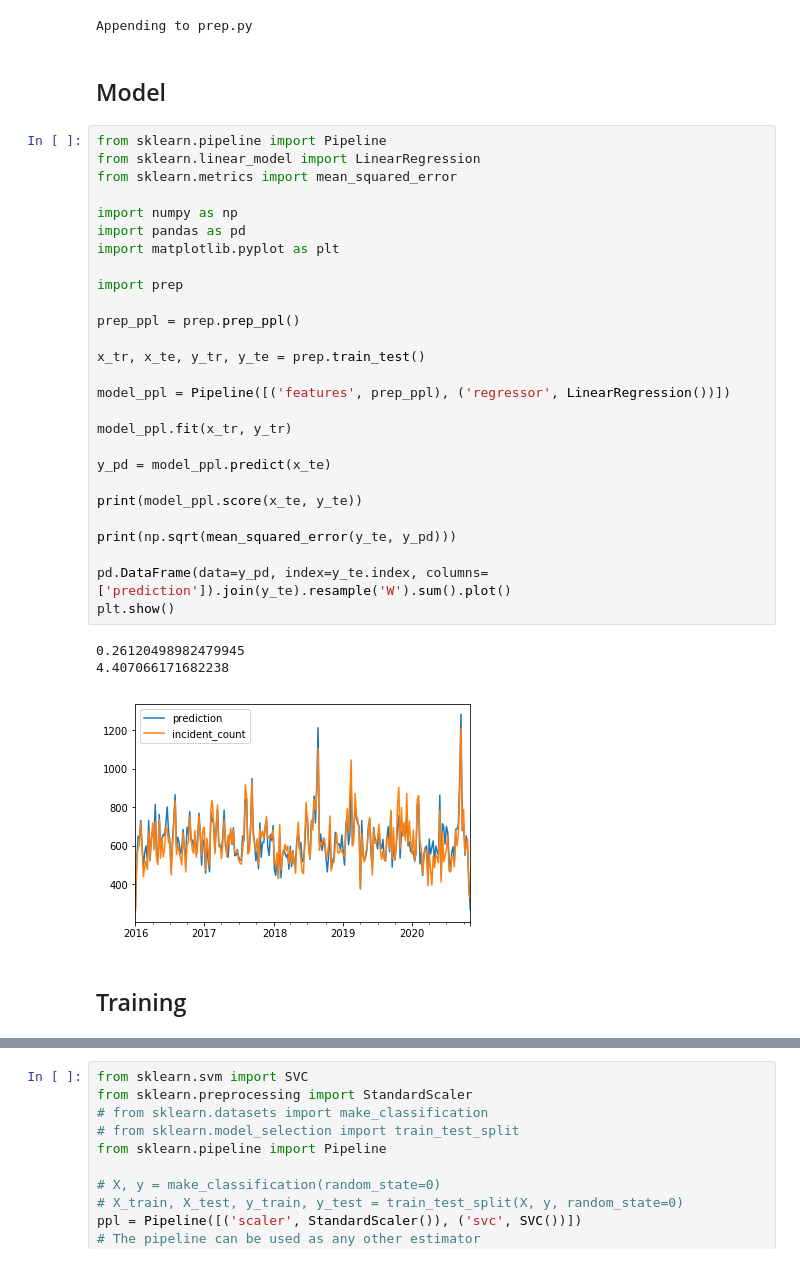
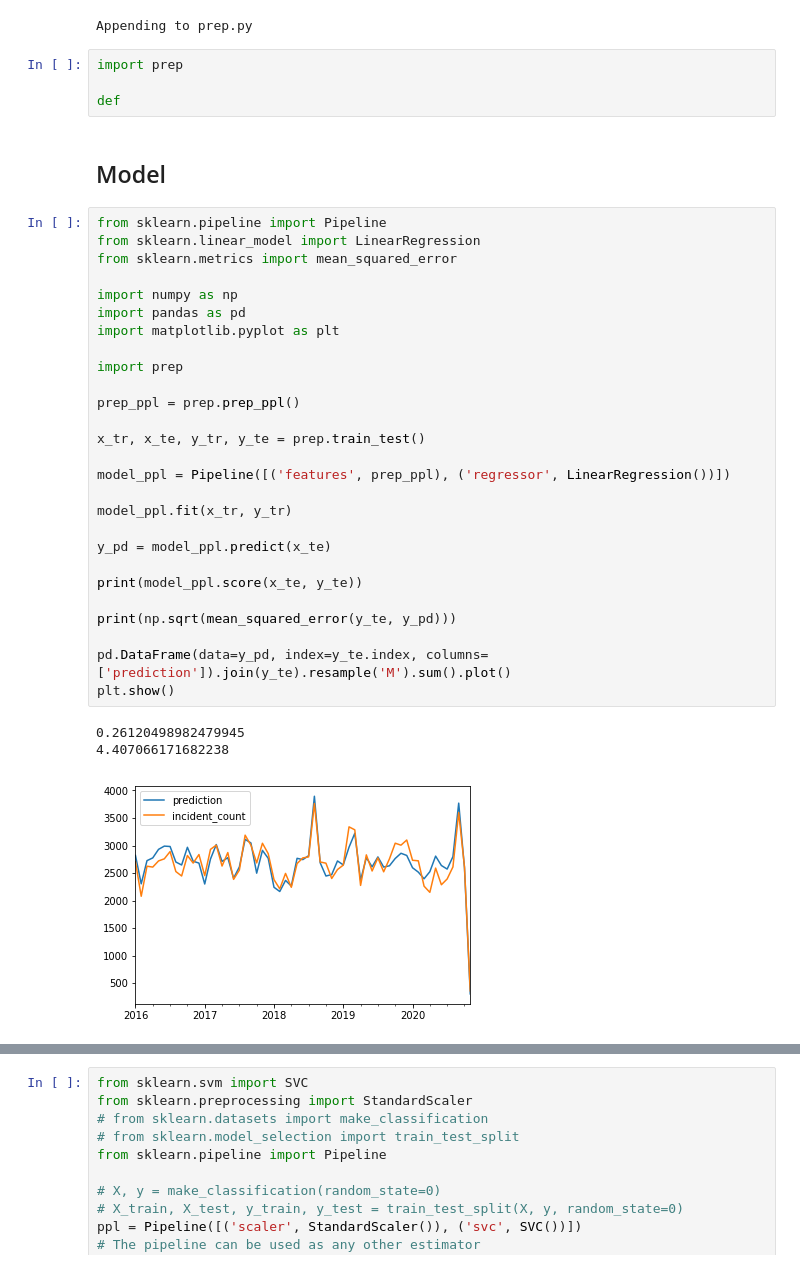
Before and after one commit to cmp0xff/seattle-911, a Jupyter notebook: main.ipynb, the cells around one changed output, grey strips where cells are left out. Cells and saved outputs as stored; diff of their text form.

```diff
--- a/main.ipynb
+++ b/main.ipynb
@@ -102,38 +175,40 @@ def prep_ppl() :
     ]))
 # %% [output]
 Appending to prep.py
+# %%
+import prep
+
+def
 # %% [markdown]
 ## Model
 # %%
 from sklearn.pipeline import Pipeline
 from sklearn.linear_model import LinearRegression
 from sklearn.metrics import mean_squared_error
 
 import numpy as np
 import pandas as pd
 import matplotlib.pyplot as plt
 
 import prep
 
 prep_ppl = prep.prep_ppl()
 
 x_tr, x_te, y_tr, y_te = prep.train_test()
 
 model_ppl = Pipeline([('features', prep_ppl), ('regressor', LinearRegression())])
 
 model_ppl.fit(x_tr, y_tr)
 
 y_pd = model_ppl.predict(x_te)
 
 print(model_ppl.score(x_te, y_te))
 
 print(np.sqrt(mean_squared_error(y_te, y_pd)))
 
-pd.DataFrame(data=y_pd, index=y_te.index, columns=['prediction']).join(y_te).resample('W').sum().plot()
+pd.DataFrame(data=y_pd, index=y_te.index, columns=['prediction']).join(y_te).resample('M').sum().plot()
 plt.show()
 # %% [output]
 0.26120498982479945
 4.407066171682238
-[figure, old version]
+[figure, new version]
-# %% [markdown]
-## Training
```
Also changed, not shown: parts of 11 cells of this notebook, 4 other files.
